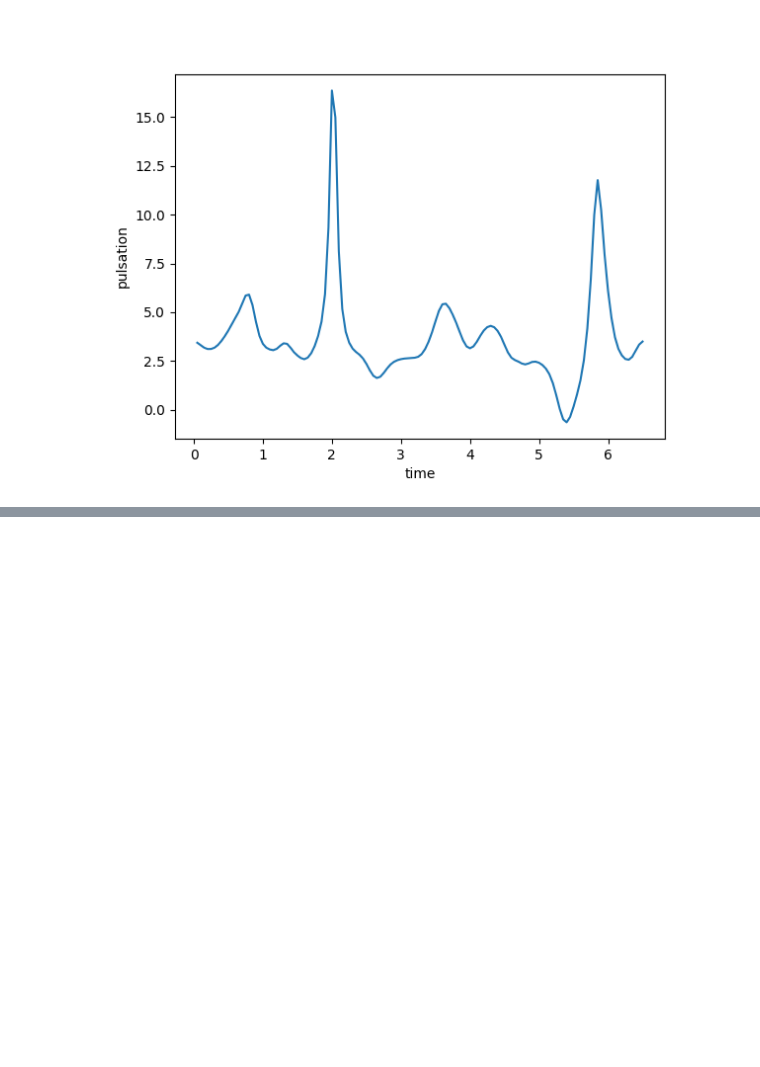
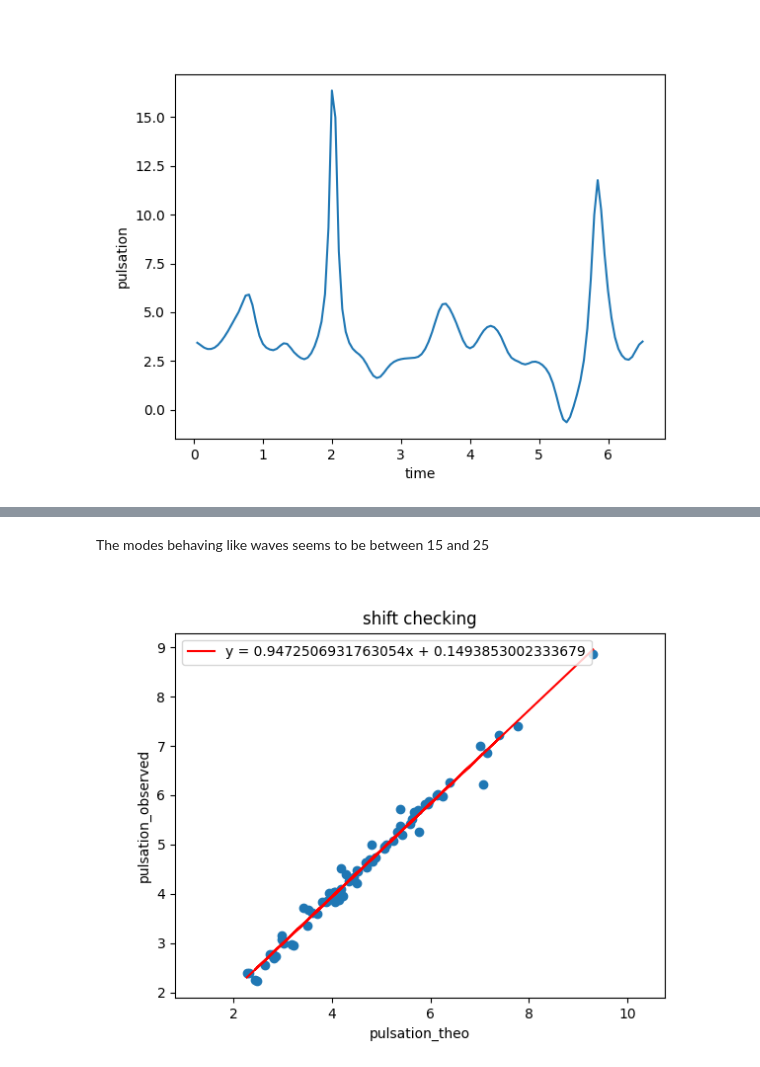
Before and after one commit to LennardMiller/Stage_M2, a Jupyter notebook: Basin Mode Projection/Rossby_diag_closed_case.ipynb, the cells around one changed output, grey strips where cells are left out. Cells and saved outputs as stored; diff of their text form; code cells hidden in the pictures; blank space fills up the shorter version.

```diff
--- a/Basin Mode Projection/Rossby_diag_closed_case.ipynb
+++ b/Basin Mode Projection/Rossby_diag_closed_case.ipynb
@@ -118,7 +106,7 @@ k_rhines=beta**0.5/(epsilon/r)**(1/4)
 
 print('k_rhines =',k_rhines)
 
-n=Lx*k_rhines/(2*np.pi)
+n=Lx*(k_rhines)/(2*np.pi)
 print("Just look arround n",n)
 # %% [output]
 k_rhines = 0.25
@@ -301,0 +226,27 @@ plt.show()
+# %%
+# Plotting and saving the pulsation in an array
+filtered_results = [result for result in results if result is not None]
+
+
+pulsation_array = np.zeros(len(filtered_results))
+mn_wave_array = np.zeros((len(filtered_results),2))
+
+
+
+plt.figure()
+for index,result in enumerate(filtered_results):
+
+    real, imag, m_sel, n_sel,pulsation = result
+    print(m_sel, n_sel)
+    pulsation_array[index]=pulsation
+    mn_wave_array[index,0]=m_sel
+    mn_wave_array[index,1]=n_sel
+    plt.scatter(real, imag, label=f'm={m_sel}, n={n_sel}')
+    plt.legend()
+
+plt.xlabel('real')
+plt.ylabel('imag')
+plt.title('Modes qui vibrent')
+plt.axis('equal')
+plt.savefig("../figures/Wave_sign_closed_case/mode_vibration_{}_{}.png".format(epsilon1, epsilon2))
+plt.show()
@@ -301,0 +275,20 @@ plt.show()
+# %% [markdown]
+The modes behaving like waves seems to be between 15 and 25
+# %%
+#Checking if the modes are doppler shifted
+
+pulsation_theo=beta*Lx/(np.sqrt(mn_wave_array[:,0]**2+mn_wave_array[:,1]**2)*2*np.pi)
+#interpoling the line
+pol = np.polyfit(pulsation_theo,pulsation_array,1)
+plt.figure()
+plt.scatter(pulsation_theo,pulsation_array)
+plt.plot(pulsation_theo,np.polyval(pol,pulsation_theo),label='y = {}x + {}'.format(pol[0],pol[1]),color='red')
+plt.xlabel('pulsation_theo')
+plt.ylabel('pulsation_observed')
+plt.title('shift checking')
+plt.axis('equal')
+plt.legend()
+plt.savefig("../figures/Wave_sign_closed_case/doppler_shift_{}_{}.png".format(epsilon1, epsilon2))
+plt.show()
+# %% [output]
+[figure, added]
```
Also changed, not shown: parts of 10 cells of this notebook, 36 other files.
